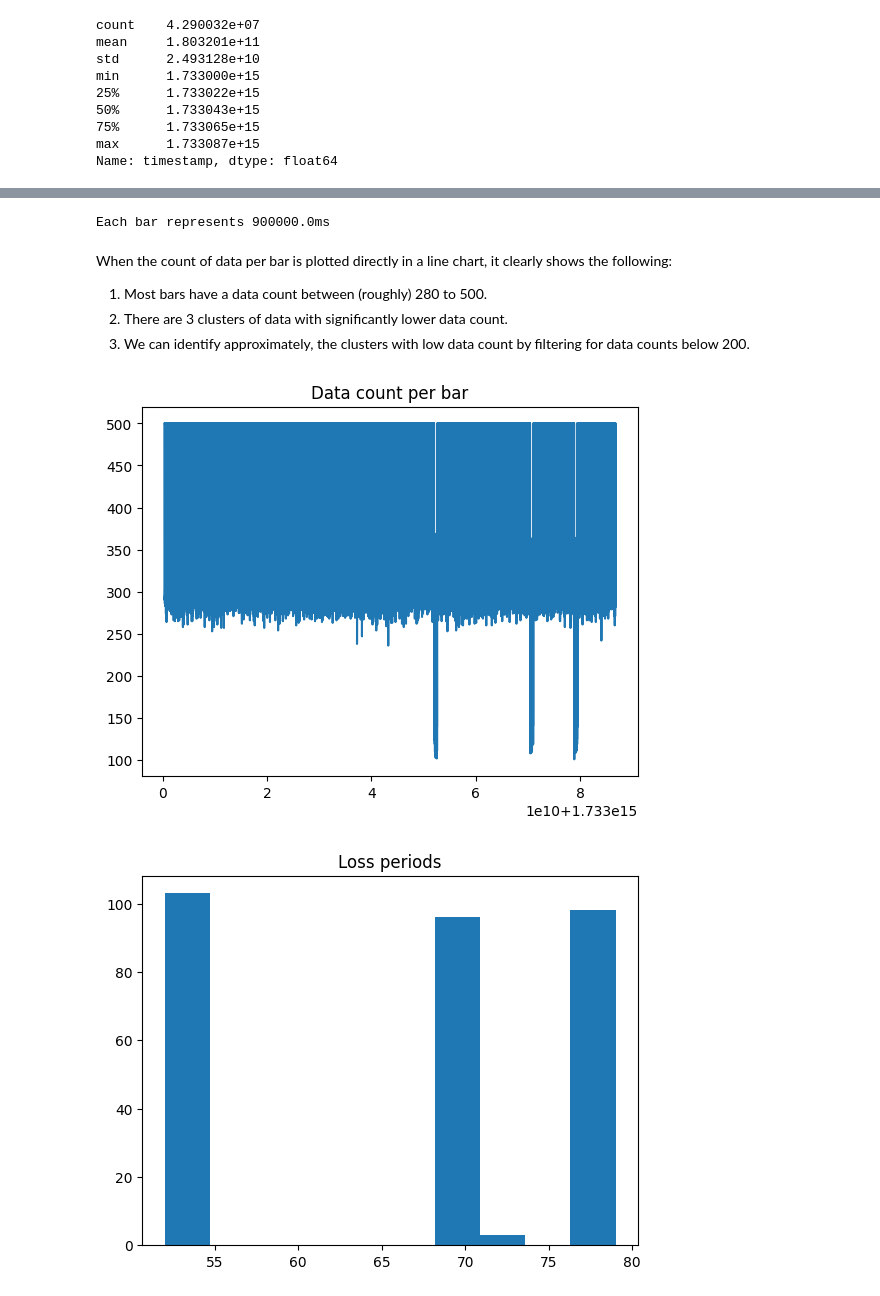
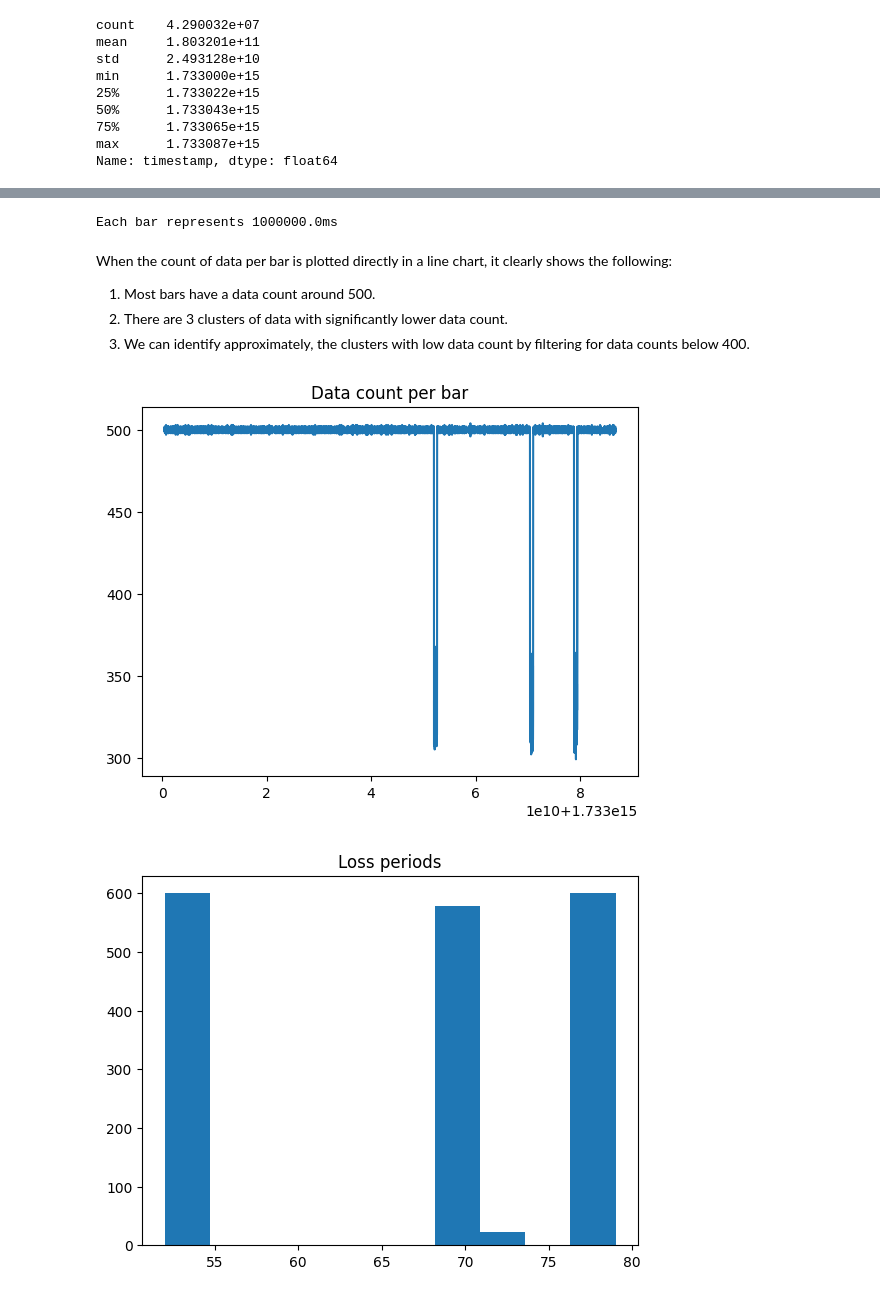
Before and after one commit to Jiian/crypto-hft-stats-analysis, a Jupyter notebook: 01 Data Exploration.ipynb, the cells around one changed output, grey strips where cells are left out. Drawn from its saved outputs; the diff is of its cells as text; code cells hidden in the pictures.

```diff
--- a/01 Data Exploration.ipynb
+++ b/01 Data Exploration.ipynb
@@ -46,7 +48,7 @@ min      1.733000e+15
 max      1.733087e+15
 Name: timestamp, dtype: float64
 # %%
-unit_time_ms = 15 * 60 * 1000 # targetting 15 minutes per bar
+unit_time_ms = 1000 * 1000 # targetting 1s per bar
 bins0 = np.arange(timestamp_desc["min"], timestamp_desc["max"] + unit_time_ms, unit_time_ms)
 print(len(bins0))
 # %% [output]
@@ -72,25 +74,25 @@ bar_sizes = bins[1:] - bins[:-1]
 assert all(bar_sizes == bar_sizes[0])
 print(f"Each bar represents {np.mean(bar_sizes)}ms")
 # %% [output]
-Each bar represents 900000.0ms
+Each bar represents 1000000.0ms
 # %% [markdown]
 When the count of data per bar is plotted directly in a line chart, it clearly shows the following:
-1. Most bars have a data count between (roughly) 280 to 500.
+1. Most bars have a data count around 500.
 2. There are 3 clusters of data with significantly lower data count.
-3. We can identify approximately, the clusters with low data count by filtering for data counts below 200.
+3. We can identify approximately, the clusters with low data count by filtering for data counts below 400.
 # %%
 plt.plot(bins[:-1], hist)
 _ = plt.title("Data count per bar")
 # %% [output]
-[figure, old version]
+[figure, new version]
 # %%
-loss_periods = bins[:-1][hist < 200]
+loss_periods = bins[:-1][hist < 400]
 loss_periods_sf = (loss_periods % 1.733e15) // 1e9
 
 _ = plt.hist(loss_periods_sf)
 _ = plt.title("Loss periods")
 # %% [output]
-[figure, old version]
+[figure, new version]
 # %%
 loss_period_1 = loss_periods[loss_periods_sf < 60]
 loss_period_2 = loss_periods[np.logical_and(loss_periods_sf >= 60, loss_periods_sf <= 75)]
```
Also changed, not shown: parts of 5 cells of this notebook.
